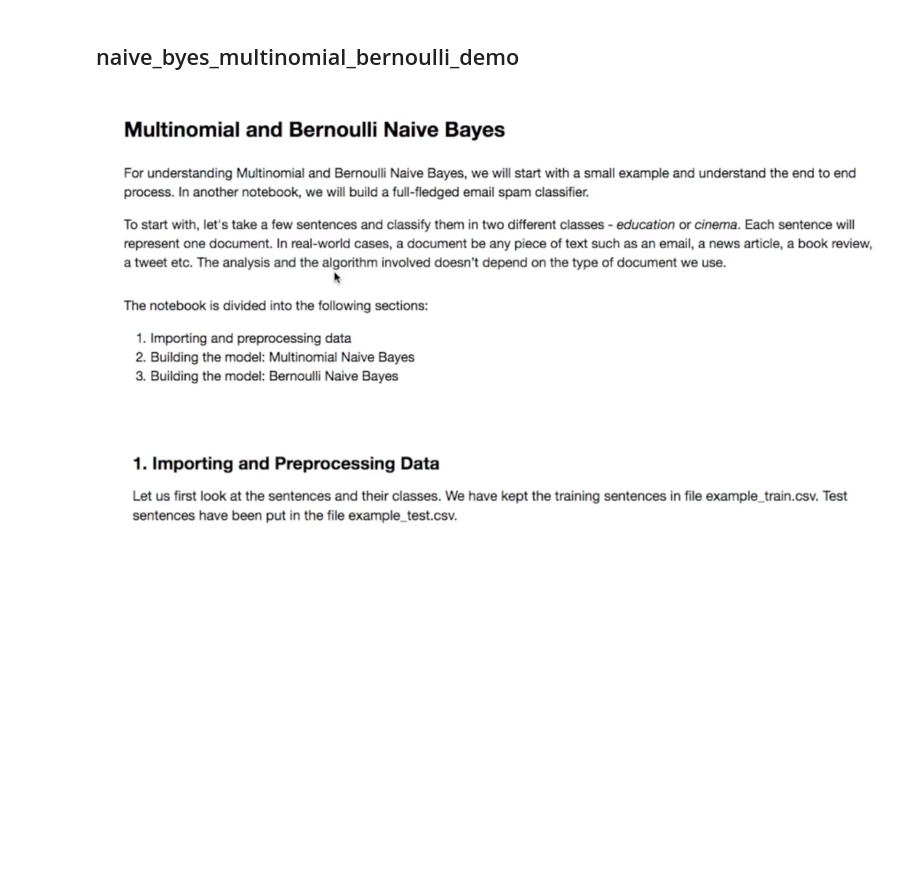
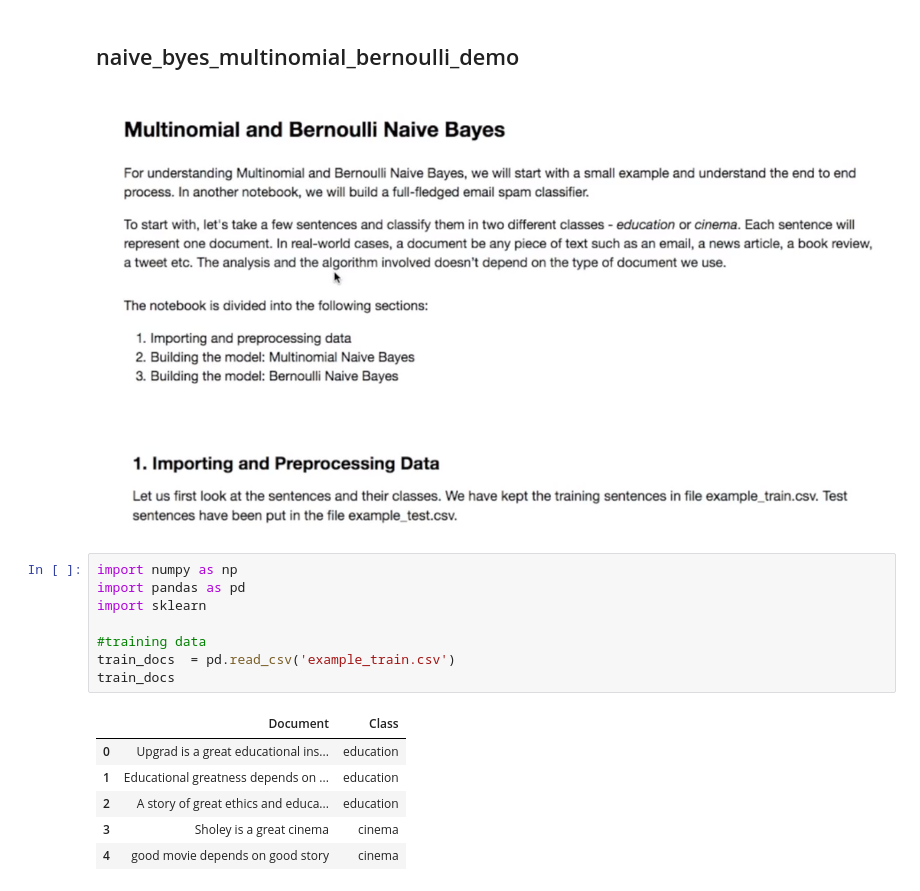
Before and after one commit to sachinmahale/Bernoulli-Naive-Bayes, a Jupyter notebook: naive_byes_multinomial_bernoulli_demo.ipynb, the cells around one changed output. Saved outputs shown, nothing was run; the diff lists cells and outputs as text; blank space fills up the shorter version.

```diff
--- a/naive_byes_multinomial_bernoulli_demo.ipynb
+++ b/naive_byes_multinomial_bernoulli_demo.ipynb
@@ -4,3 +4,18 @@
 ![](attachment:image.png)
 # %% [markdown]
 ![image.png](attachment:image.png)
+# %%
+import numpy as np
+import pandas as pd
+import sklearn
+
+#training data
+train_docs  = pd.read_csv('example_train.csv')
+train_docs
+# %% [output]
+|  | Document | Class |
+| 0 | Upgrad is a great educational ins... | education |
+| 1 | Educational greatness depends on ... | education |
+| 2 | A story of great ethics and educa... | education |
+| 3 | Sholey is a great cinema | cinema |
+| 4 | good movie depends on good story | cinema |
```
Also changed, not shown: parts of 27 cells of this notebook.
